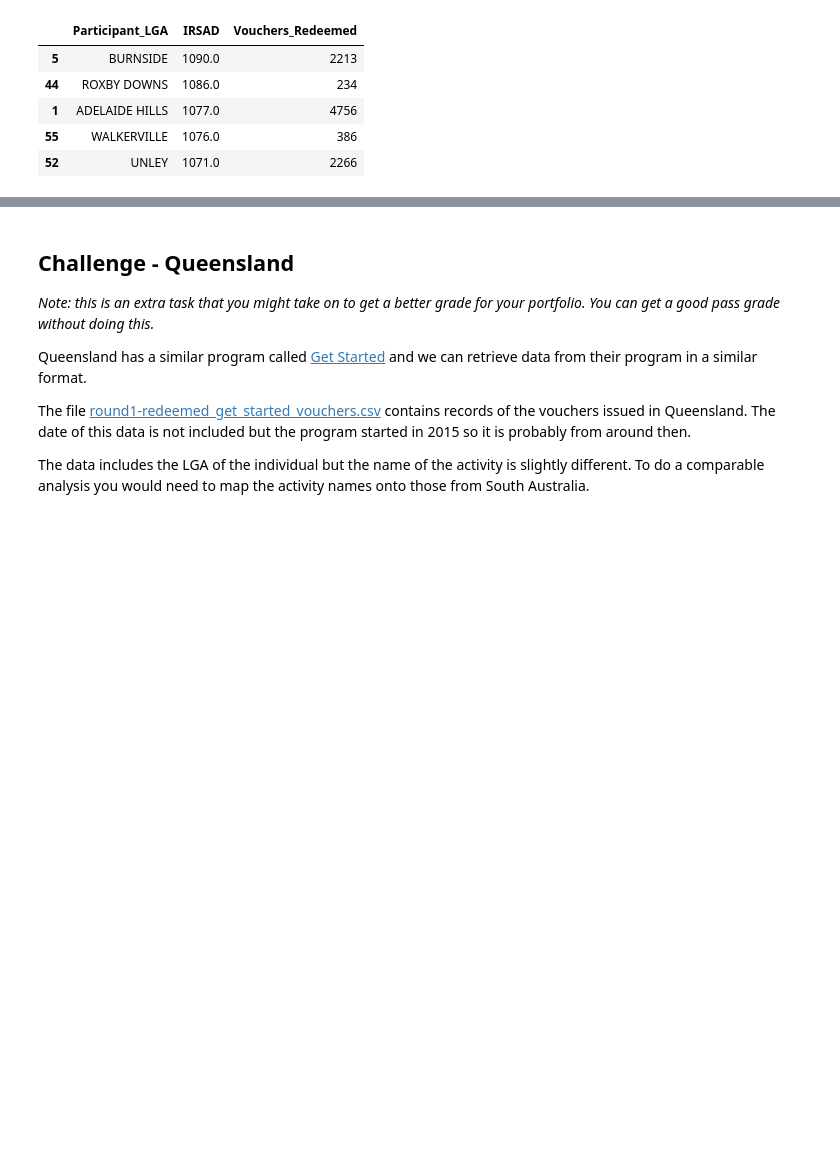
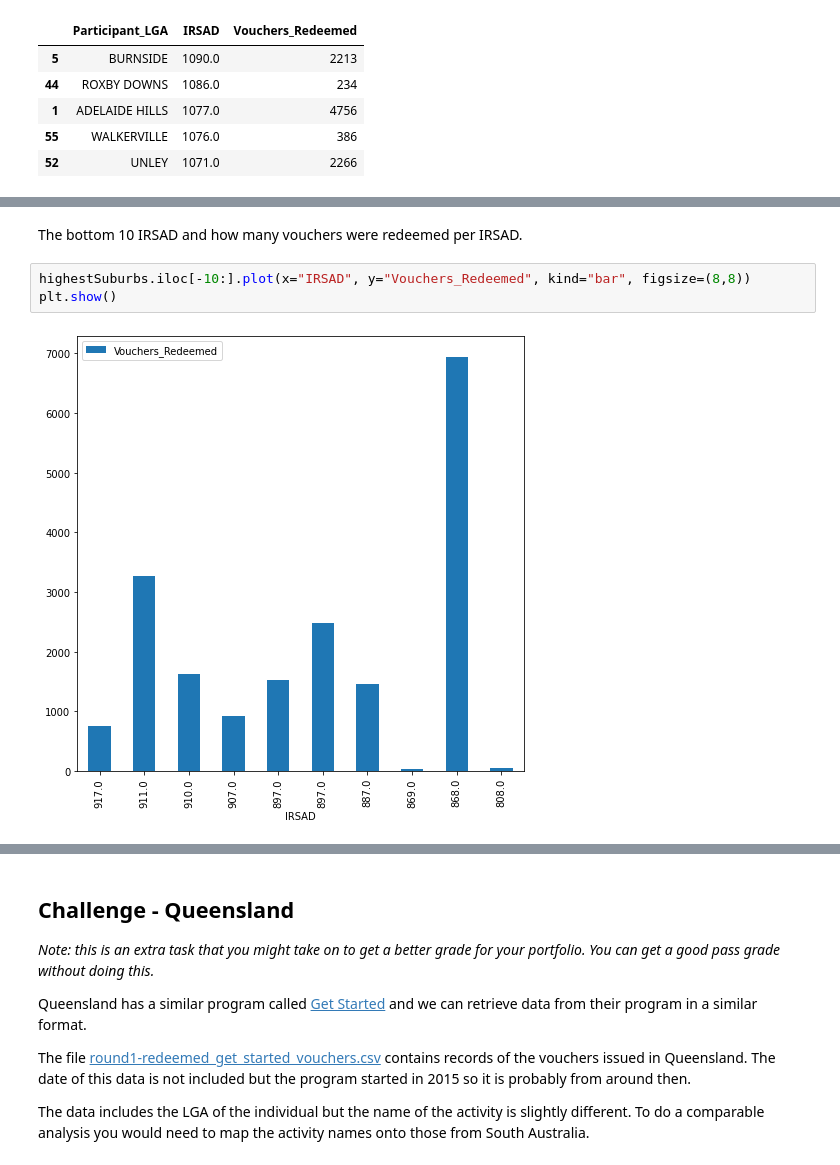
Before and after one commit to MQCOMP2200-S2-2021/data-science-portfolio-liamstrang, a Jupyter notebook: Portfolio 2.ipynb, the cells around one changed output, grey strips where cells are left out. Drawn from its saved outputs; the diff is of its cells as text; blank space fills up the shorter version.

```diff
--- a/Portfolio 2.ipynb
+++ b/Portfolio 2.ipynb
@@ -101,0 +102,7 @@ highestSuburbs.iloc[0:30].plot(x="IRSAD", y="Vouchers_Redeemed", kind="bar", fig
+# %% [markdown]
+The bottom 10 IRSAD and how many vouchers were redeemed per IRSAD.
+# %%
+highestSuburbs.iloc[-10:].plot(x="IRSAD", y="Vouchers_Redeemed", kind="bar", figsize=(8,8))
+plt.show()
+# %% [output]
+[figure, added]
```
Also changed, not shown: parts of 13 cells of this notebook.
